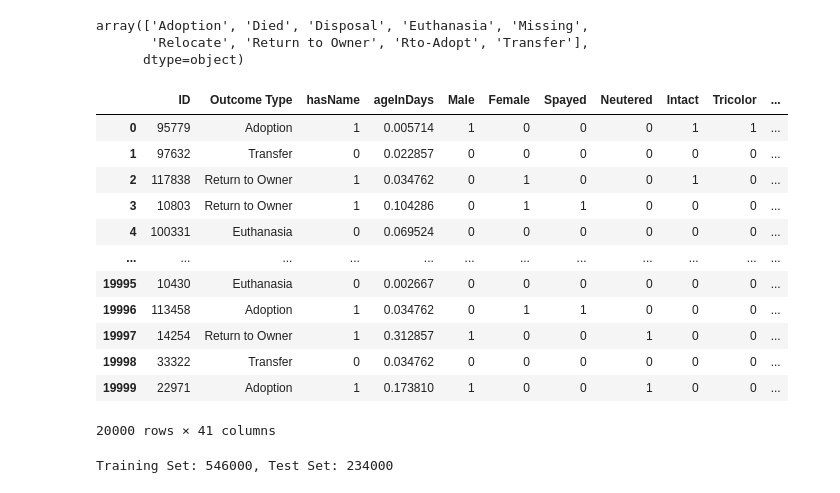
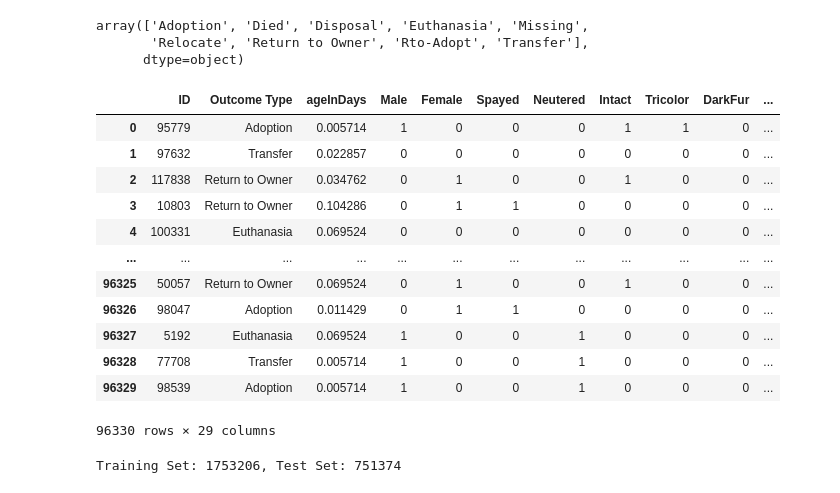
Before and after one commit to bmalecki/animal-shelter-kaggle, a Jupyter notebook: animal_shelter.ipynb, the cells around one changed output. Cells and saved outputs as stored; diff of their text form; code cells hidden in the pictures.

```diff
--- a/animal_shelter.ipynb
+++ b/animal_shelter.ipynb
@@ -57,63 +57,51 @@ def mapAge(row):
   if days < 0:
     days *= -1
 
   return days / (30*350) # normalize
 
 def prepare_data(df):
   df['hasName'] = df.apply(lambda row : int(pd.notnull(row['Name'])), axis = 1)
   df['ageInDays'] = df.apply(mapAge, axis = 1)
   df['outcomeMonth'] = pd.DatetimeIndex(df['DateTime']).month
 
   df['Male'] = df.apply(lambda row : int('Male' in str(row['Sex upon Outcome'])), axis = 1)
   df['Female'] = df.apply(lambda row : int('Female' in str(row['Sex upon Outcome'])), axis = 1)
   df['Spayed'] = df.apply(lambda row : int('Spayed' in str(row['Sex upon Outcome'])), axis = 1)
   df['Neutered'] = df.apply(lambda row : int('Neutered' in str(row['Sex upon Outcome'])), axis = 1)
   df['Intact'] = df.apply(lambda row : int('Intact' in str(row['Sex upon Outcome'])), axis = 1)
 
+
   df['Tricolor'] = df.apply(lambda row : int('Tricolor' in str(row['Color'])), axis = 1)
-  df['White'] = df.apply(lambda row : int('White' in str(row['Color'])), axis = 1)
-  df['Gray'] = df.apply(lambda row : int('Gray' in str(row['Color'])), axis = 1)
-  df['Brown'] = df.apply(lambda row : int('Brown' in str(row['Color'])), axis = 1)
-  df['Orange'] = df.apply(lambda row : int('Orange' in str(row['Color'])), axis = 1)
-  df['Black'] = df.apply(lambda row : int('Black' in str(row['Color'])), axis = 1)
-  df['Blue'] = df.apply(lambda row : int('Blue' in str(row['Color'])), axis = 1)
-  df['Red'] = df.apply(lambda row : int('Red' in str(row['Color'])), axis = 1)
-  df['Tan'] = df.apply(lambda row : int('Tan' in str(row['Color'])), axis = 1)
-  df['Pink'] = df.apply(lambda row : int('Pink' in str(row['Color'])), axis = 1)
-  df['Chocolate'] = df.apply(lambda row : int('Chocolate' in str(row['Color'])), axis = 1)
-  df['Green'] = df.apply(lambda row : int('Green' in str(row['Color'])), axis = 1)
-  df['Yellow'] = df.apply(lambda row : int('Gold' in str(row['Color']) or 'Yellow' in str(row['Color'])), axis = 1)
-
-  df['Mix'] = df.apply(lambda row : int('Mix' in str(row['Breed']) or '/' in str(row['Breed'])), axis = 1)
-  df['Thoroughbred'] = df.apply(lambda row : int(not ('Mix' in str(row['Breed']) or '/' in str(row['Breed']))), axis = 1)
+  df['DarkFur'] = df.apply(lambda row : int(('Gray' or 'Black' or 'Brown' or 'Blue') in str(row['Color'])), axis = 1)
+  df['MixBreed'] = df.apply(lambda row : int('Mix' in str(row['Breed']) or '/' in str(row['Breed'])), axis = 1)
 
   df = pd.get_dummies(df, prefix='', prefix_sep='_', columns=['Animal Type'])
   df = pd.get_dummies(df, prefix='month', columns=['outcomeMonth'])
 
   df = df.drop(['Animal ID', 'Name', 'Age upon Outcome', 'DateTime',
                 'Date of Birth', 'Breed', 'Sex upon Outcome', 'Color'],
                axis=1)
 
   return df
 
 # df = prepare_data(data_df.sample(n=1000))
-df = prepare_data(data_df.copy(deep=True).head(20000))
-# df = prepare_data(data_df)
+# df = prepare_data(data_df.copy(deep=True).head(20000))
+df = prepare_data(data_df)
 df
 # %% [output]
-|  | ID | Outcome Type | hasName | ageInDays | Male | Female | Spayed | Neutered | Intact | Tricolor | ... |
-| 0 | 95779 | Adoption | 1 | 0.005714 | 1 | 0 | 0 | 0 | 1 | 1 | ... |
-| 1 | 97632 | Transfer | 0 | 0.022857 | 0 | 0 | 0 | 0 | 0 | 0 | ... |
-| 2 | 117838 | Return to Owner | 1 | 0.034762 | 0 | 1 | 0 | 0 | 1 | 0 | ... |
-| 3 | 10803 | Return to Owner | 1 | 0.104286 | 0 | 1 | 1 | 0 | 0 | 0 | ... |
-| 4 | 100331 | Euthanasia | 0 | 0.069524 | 0 | 0 | 0 | 0 | 0 | 0 | ... |
+|  | ID | Outcome Type | ageInDays | Male | Female | Spayed | Neutered | Intact | Tricolor | DarkFur | ... |
+| 0 | 95779 | Adoption | 0.005714 | 1 | 0 | 0 | 0 | 1 | 1 | 0 | ... |
+| 1 | 97632 | Transfer | 0.022857 | 0 | 0 | 0 | 0 | 0 | 0 | 0 | ... |
+| 2 | 117838 | Return to Owner | 0.034762 | 0 | 1 | 0 | 0 | 1 | 0 | 0 | ... |
+| 3 | 10803 | Return to Owner | 0.104286 | 0 | 1 | 1 | 0 | 0 | 0 | 0 | ... |
+| 4 | 100331 | Euthanasia | 0.069524 | 0 | 0 | 0 | 0 | 0 | 0 | 0 | ... |
 | ... | ... | ... | ... | ... | ... | ... | ... | ... | ... | ... | ... |
-| 19995 | 10430 | Euthanasia | 0 | 0.002667 | 0 | 0 | 0 | 0 | 0 | 0 | ... |
-| 19996 | 113458 | Adoption | 1 | 0.034762 | 0 | 1 | 1 | 0 | 0 | 0 | ... |
-| 19997 | 14254 | Return to Owner | 1 | 0.312857 | 1 | 0 | 0 | 1 | 0 | 0 | ... |
-| 19998 | 33322 | Transfer | 0 | 0.034762 | 0 | 0 | 0 | 0 | 0 | 0 | ... |
-| 19999 | 22971 | Adoption | 1 | 0.173810 | 1 | 0 | 0 | 1 | 0 | 0 | ... |
+| 96325 | 50057 | Return to Owner | 0.069524 | 0 | 1 | 0 | 0 | 1 | 0 | 0 | ... |
+| 96326 | 98047 | Adoption | 0.011429 | 0 | 1 | 1 | 0 | 0 | 0 | 0 | ... |
+| 96327 | 5192 | Euthanasia | 0.069524 | 1 | 0 | 0 | 1 | 0 | 0 | 0 | ... |
+| 96328 | 77708 | Transfer | 0.005714 | 1 | 0 | 0 | 1 | 0 | 0 | 0 | ... |
+| 96329 | 98539 | Adoption | 0.005714 | 1 | 0 | 0 | 1 | 0 | 0 | 0 | ... |
-20000 rows × 41 columns
+96330 rows × 29 columns
 # %%
 from sklearn.model_selection import train_test_split
 
@@ -135,7 +123,7 @@ test_ids = x_shelter_test.pop('ID').values
 
 print ('Training Set: %d, Test Set: %d \n' % (x_shelter_train.size, x_shelter_test.size))
 # %% [output]
-Training Set: 546000, Test Set: 234000
+Training Set: 1753206, Test Set: 751374
 # %%
 from sklearn.linear_model import LogisticRegression
 
```
Also changed, not shown: parts of 6 cells of this notebook.
